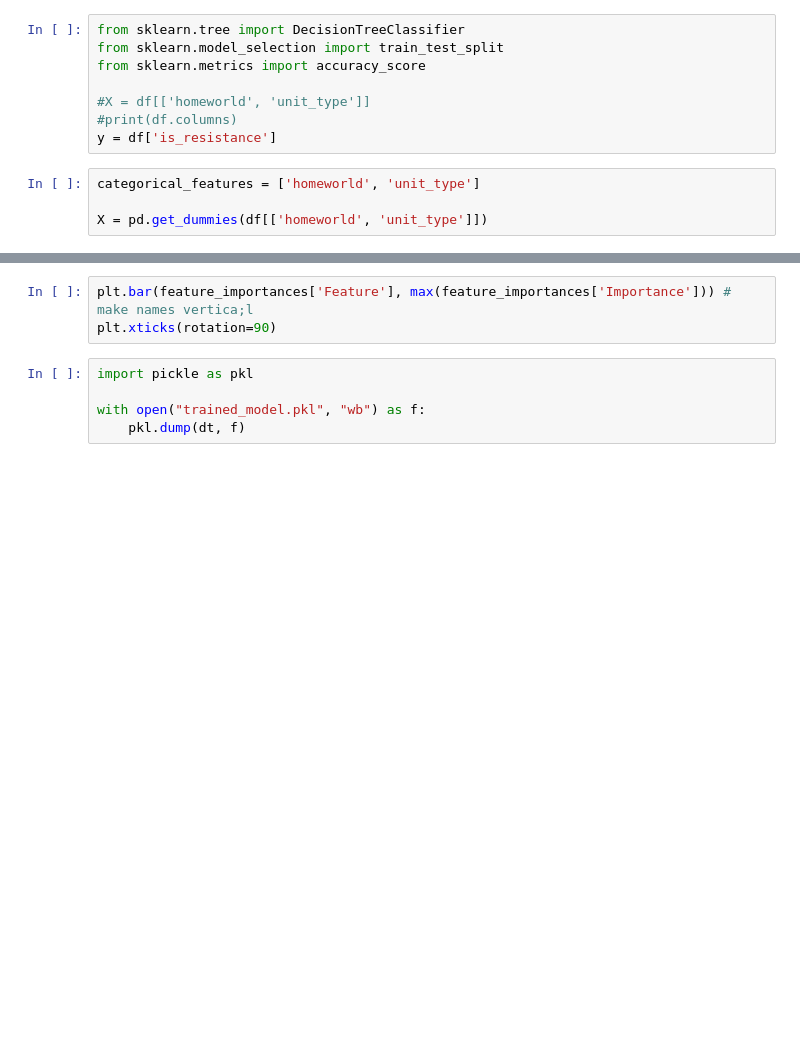
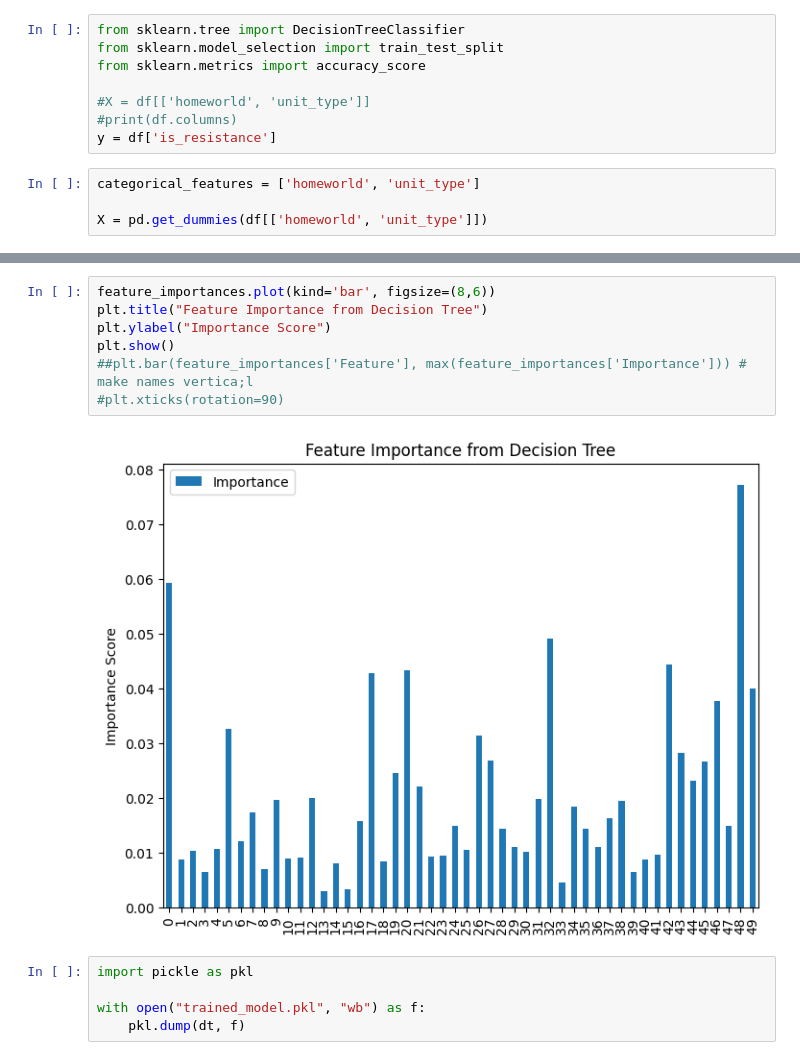
Before and after one commit to TannerSwanson/guided-project-2, a Jupyter notebook: data.ipynb, the cells around one changed output, grey strips where cells are left out. Drawn from its saved outputs; the diff is of its cells as text; blank space fills up the shorter version.

Commit message:
Fixed chart for model

```diff
--- a/data.ipynb
+++ b/data.ipynb
@@ -63,6 +137,12 @@ feature_importances = pd.DataFrame({'Feature': X.columns, 'Importance': importan
 # %%
-plt.bar(feature_importances['Feature'], max(feature_importances['Importance'])) # make names vertica;l
-plt.xticks(rotation=90)
+feature_importances.plot(kind='bar', figsize=(8,6))
+plt.title("Feature Importance from Decision Tree")
+plt.ylabel("Importance Score")
+plt.show()
+##plt.bar(feature_importances['Feature'], max(feature_importances['Importance'])) # make names vertica;l
+#plt.xticks(rotation=90)
+# %% [output]
+[figure, added]
 # %%
 import pickle as pkl
 
```
Also changed, not shown: parts of 7 cells of this notebook, 1 other file.
